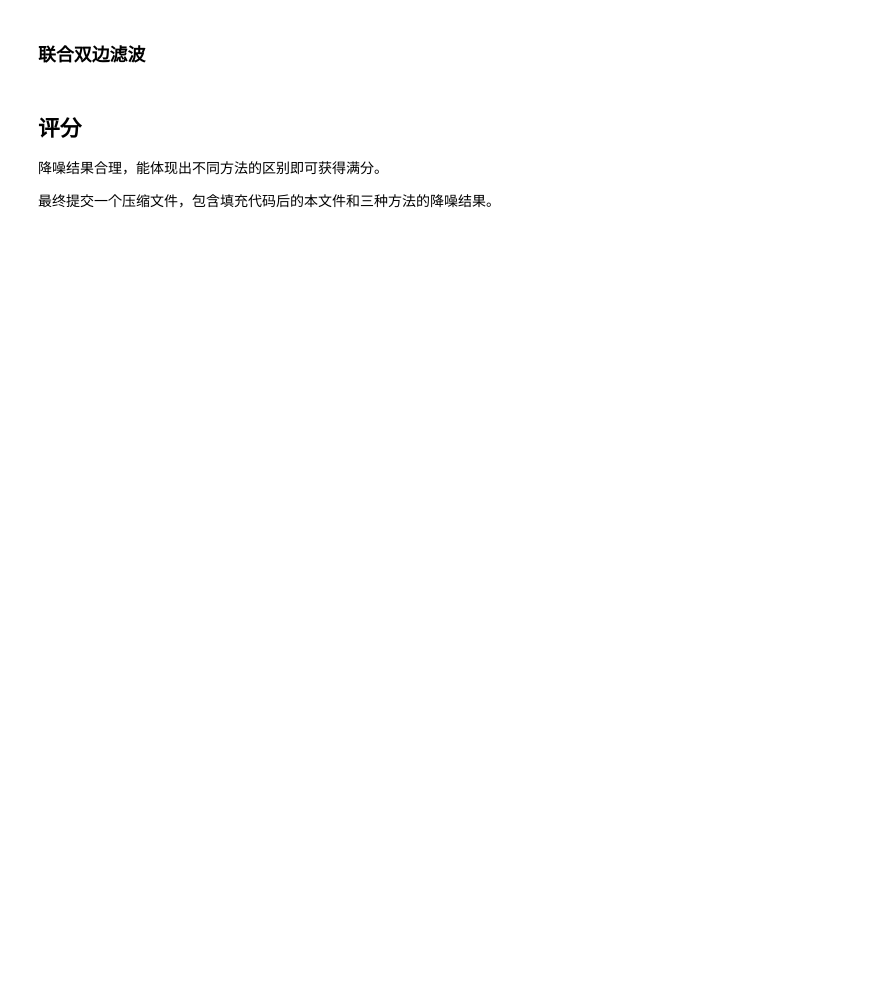
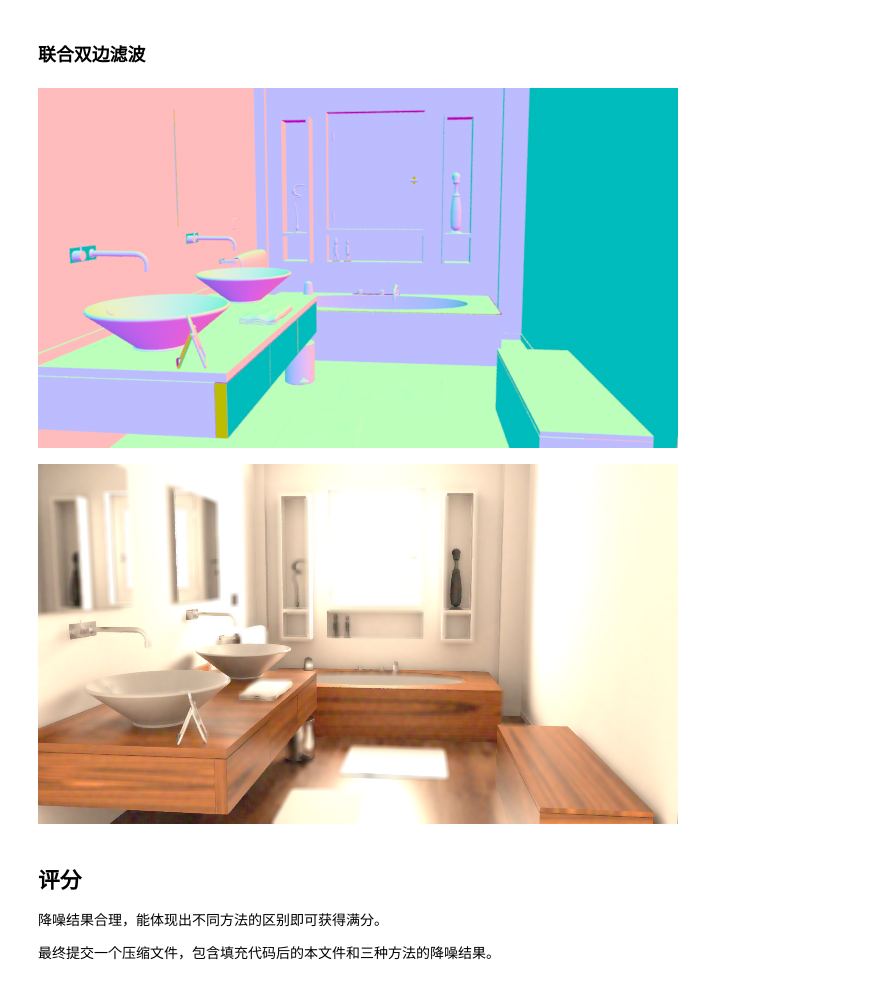
Before and after one commit to HaoLi555/filter, a Jupyter notebook: bilateral_homework.ipynb, the cells around one changed output. Cells and saved outputs as stored; diff of their text form; code cells hidden in the pictures; blank space fills up the shorter version.

```diff
--- a/bilateral_homework.ipynb
+++ b/bilateral_homework.ipynb
@@ -132,33 +176,53 @@ Image.fromarray((bilateral_filtered_image*255).astype(np.uint8)).save("result_bf
 ### 联合双边滤波
 # %%
 def joint_bilateral_filter(source, aux, x, y, diameter, sigma_r, sigma_s):
-    #source: noisy input image
-    #aux: auxiliary image
-    #x,y: pixel coordinate
-    #diameter: 邻域设置为以x,y为中心，diameter为边长的正方形，邻域中超出边界的像素不参与计算
-    #sigma_r/sigma_s: 参照双边滤波公式
+    # source: noisy input image
+    # aux: auxiliary image
+    # x,y: pixel coordinate
+    # diameter: 邻域设置为以x,y为中心，diameter为边长的正方形，邻域中超出边界的像素不参与计算
+    # sigma_r/sigma_s: 参照双边滤波公式
 
     filtered = np.zeros(3)
-    #need your code here
+    # need your code here
+    height = source.shape[0]
+    width = source.shape[1]
+    weight_sum = 0
+    center = aux[x][y]
+    for i in range(max(0, x-(diameter//2)), min(x+(diameter//2), height-1)+1):
+        for j in range(max(0, y-(diameter//2)), min(y+(diameter//2), width-1)+1):
+            now_pixel = aux[i][j]
+            weight_coord = np.exp(-(((i-x)/height)**2+((j-y)/width)
+                                    ** 2)/(2*(sigma_s**2)))
+            weight_aux = np.exp(-((now_pixel[0]-center[0])**2+(
+                now_pixel[1]-center[1])**2+(now_pixel[2]-center[2])**2)/(2*(sigma_r**2)))
+            weight = weight_coord*weight_aux
+            filtered += weight*source[i][j]
+            weight_sum += weight
+    filtered /= weight_sum
     return filtered
 
 
 aux = np.asarray(Image.open("normal.png"))
 display(Image.fromarray(aux))
 aux_norm = aux/255.0
 
-#you can try different parameters here(optional)
-filter_diameter=5
+# you can try different parameters here(optional)
+filter_diameter = 5
 sigma_r = 0.1
 sigma_s = 0.1
 joint_bilateral_filtered_image = np.zeros(src_norm.shape)
 
 for i in tqdm(range(src_norm.shape[0])):
     for j in range(src_norm.shape[1]):
-        joint_bilateral_filtered_image[i][j] = joint_bilateral_filter(src_norm, aux_norm, i, j, filter_diameter, sigma_r, sigma_s)
+        joint_bilateral_filtered_image[i][j] = joint_bilateral_filter(
+            src_norm, aux_norm, i, j, filter_diameter, sigma_r, sigma_s)
 
 display(Image.fromarray((joint_bilateral_filtered_image*255).astype(np.uint8)))
-Image.fromarray((joint_bilateral_filtered_image*255).astype(np.uint8)).save("result_jbf.png")
+Image.fromarray((joint_bilateral_filtered_image *
+                255).astype(np.uint8)).save("result_jbf.png")
+# %% [output]
+[figure, added]
+[figure, added]
 # %% [markdown]
 ## 评分
 
```
Also changed, not shown: parts of 6 cells of this notebook, 3 other files.
